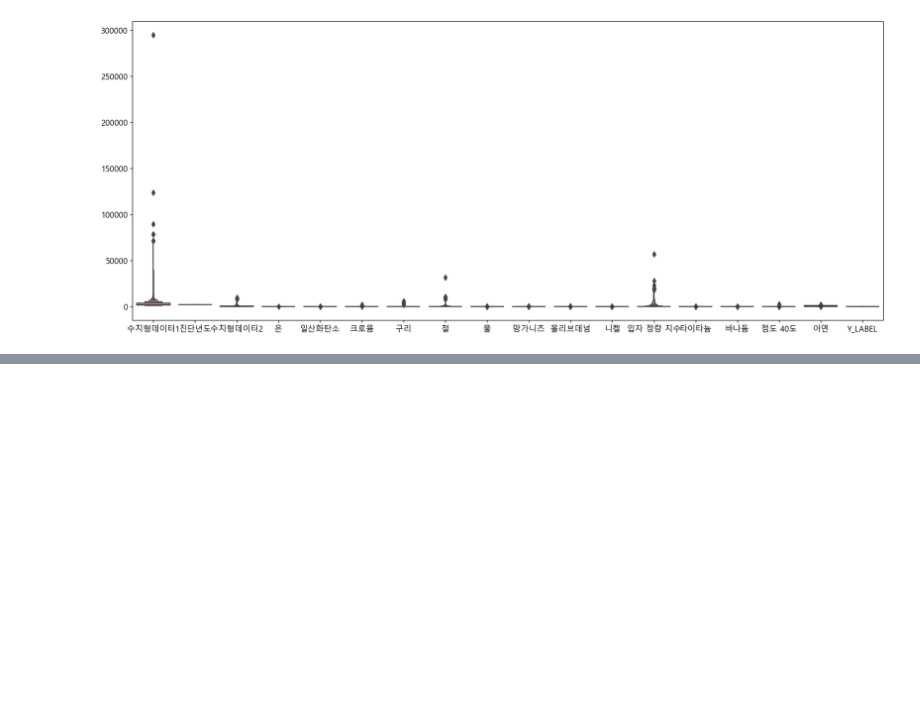
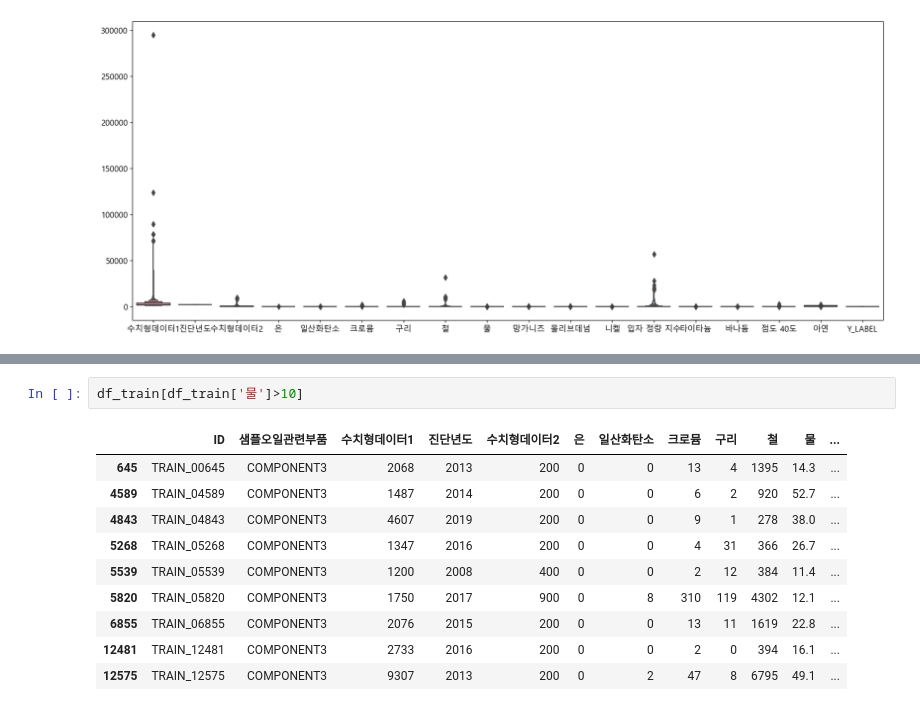
Before and after one commit to YoonJiHwan98/Sejoing_Univ_3-2, a Jupyter notebook: construct_Oil/data_EDA.ipynb, the cells around one changed output, grey strips where cells are left out. Cells and saved outputs as stored; diff of their text form; blank space fills up the shorter version.

```diff
--- a/construct_Oil/data_EDA.ipynb
+++ b/construct_Oil/data_EDA.ipynb
@@ -306,0 +368,13 @@ plt.show()
+# %%
+df_train[df_train['물']>10]
+# %% [output]
+|  | ID | 샘플오일관련부품 | 수치형데이터1 | 진단년도 | 수치형데이터2 | 은 | 일산화탄소 | 크로뮴 | 구리 | 철 | 물 | ... |
+| 645 | TRAIN_00645 | COMPONENT3 | 2068 | 2013 | 200 | 0 | 0 | 13 | 4 | 1395 | 14.3 | ... |
+| 4589 | TRAIN_04589 | COMPONENT3 | 1487 | 2014 | 200 | 0 | 0 | 6 | 2 | 920 | 52.7 | ... |
+| 4843 | TRAIN_04843 | COMPONENT3 | 4607 | 2019 | 200 | 0 | 0 | 9 | 1 | 278 | 38.0 | ... |
+| 5268 | TRAIN_05268 | COMPONENT3 | 1347 | 2016 | 200 | 0 | 0 | 4 | 31 | 366 | 26.7 | ... |
+| 5539 | TRAIN_05539 | COMPONENT3 | 1200 | 2008 | 400 | 0 | 0 | 2 | 12 | 384 | 11.4 | ... |
+| 5820 | TRAIN_05820 | COMPONENT3 | 1750 | 2017 | 900 | 0 | 8 | 310 | 119 | 4302 | 12.1 | ... |
+| 6855 | TRAIN_06855 | COMPONENT3 | 2076 | 2015 | 200 | 0 | 0 | 13 | 11 | 1619 | 22.8 | ... |
+| 12481 | TRAIN_12481 | COMPONENT3 | 2733 | 2016 | 200 | 0 | 0 | 2 | 0 | 394 | 16.1 | ... |
+| 12575 | TRAIN_12575 | COMPONENT3 | 9307 | 2013 | 200 | 0 | 2 | 47 | 8 | 6795 | 49.1 | ... |
```
Also changed, not shown: parts of 7 cells of this notebook, 1 other file.
